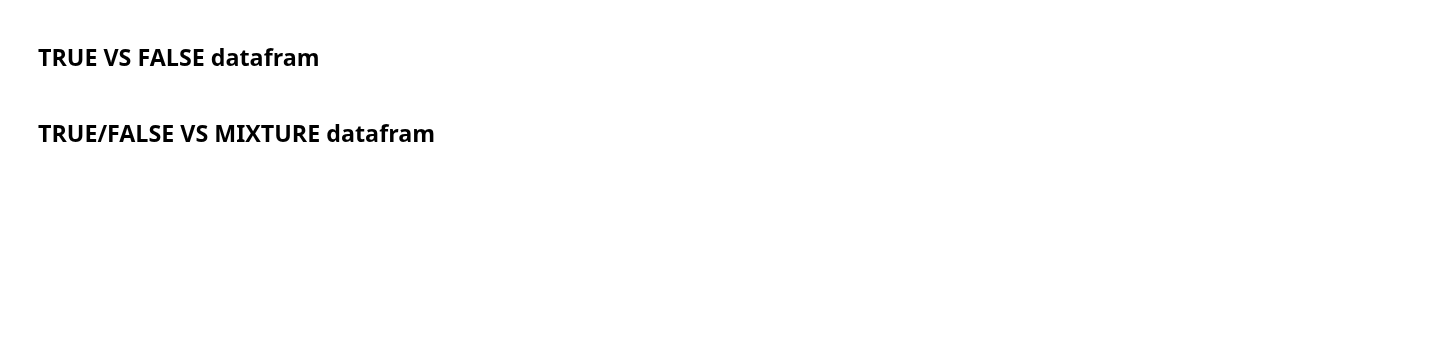
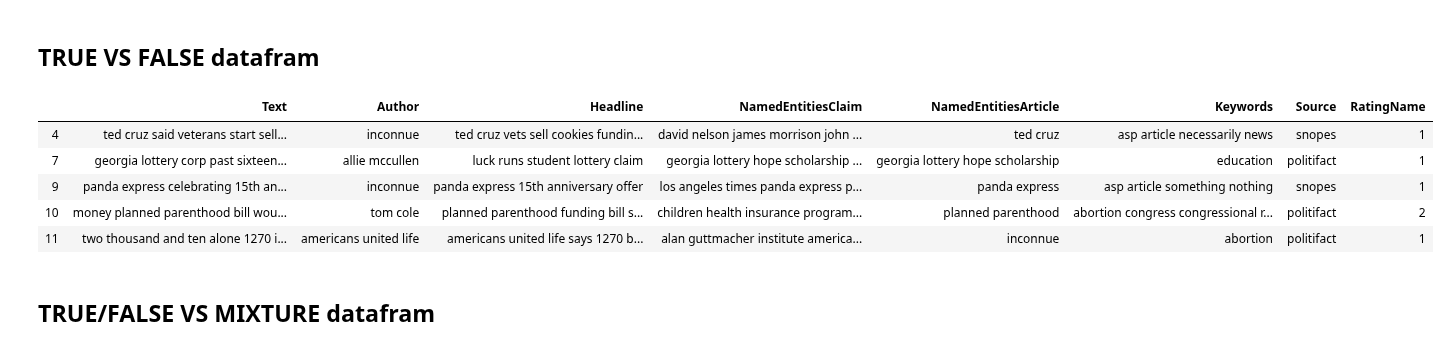
Before and after one commit to nilbahaaeddine/ClaimsClassification, a Jupyter notebook: src/Classification.ipynb, the cells around one changed output. Cells and saved outputs as stored; diff of their text form; code cells hidden in the pictures; blank space fills up the shorter version.

```diff
--- a/src/Classification.ipynb
+++ b/src/Classification.ipynb
@@ -297,18 +558,26 @@ plt.show()
 # %%
 dfTvsF = df.copy()
 
 # Suppression de MIXTURE
 dfTvsF = dfTvsF[dfTvsF.RatingName != 'MIXTURE']
 
 replace_map = {'FALSE': 1, 'TRUE': 2}
 
 # Creating a new column with new RatingName (Prediction)
-dfTvsF["Predection"] = dfTvsF['RatingName'].map(replace_map)
+dfTvsF["RatingName"] = dfTvsF['RatingName'].map(replace_map)
 
-# Removing RatingName
-dfTvsF = dfTvsF.drop(['RatingName'], axis = 1)
+# Putting RatingName at the end
+colsEnd = ['RatingName']
+dfTvsF = dfTvsF[[c for c in dfTvsF if c not in colsEnd] + [c for c in colsEnd if c in dfTvsF]]
 
 display(dfTvsF.head())
+# %% [output]
+|  | Text | Author | Headline | NamedEntitiesClaim | NamedEntitiesArticle | Keywords | Source | RatingName |
+| 4 | ted cruz said veterans start sell... | inconnue | ted cruz vets sell cookies fundin... | david nelson james morrison john ... | ted cruz | asp article necessarily news | snopes | 1 |
+| 7 | georgia lottery corp past sixteen... | allie mccullen | luck runs student lottery claim | georgia lottery hope scholarship ... | georgia lottery hope scholarship | education | politifact | 1 |
+| 9 | panda express celebrating 15th an... | inconnue | panda express 15th anniversary offer | los angeles times panda express p... | panda express | asp article something nothing | snopes | 1 |
+| 10 | money planned parenthood bill wou... | tom cole | planned parenthood funding bill s... | children health insurance program... | planned parenthood | abortion congress congressional r... | politifact | 2 |
+| 11 | two thousand and ten alone 1270 i... | americans united life | americans united life says 1270 b... | alan guttmacher institute america... | inconnue | abortion | politifact | 1 |
 # %% [markdown]
 ## TRUE/FALSE VS MIXTURE datafram
 # %%
```
Also changed, not shown: parts of 30 cells of this notebook, 1 other file.
